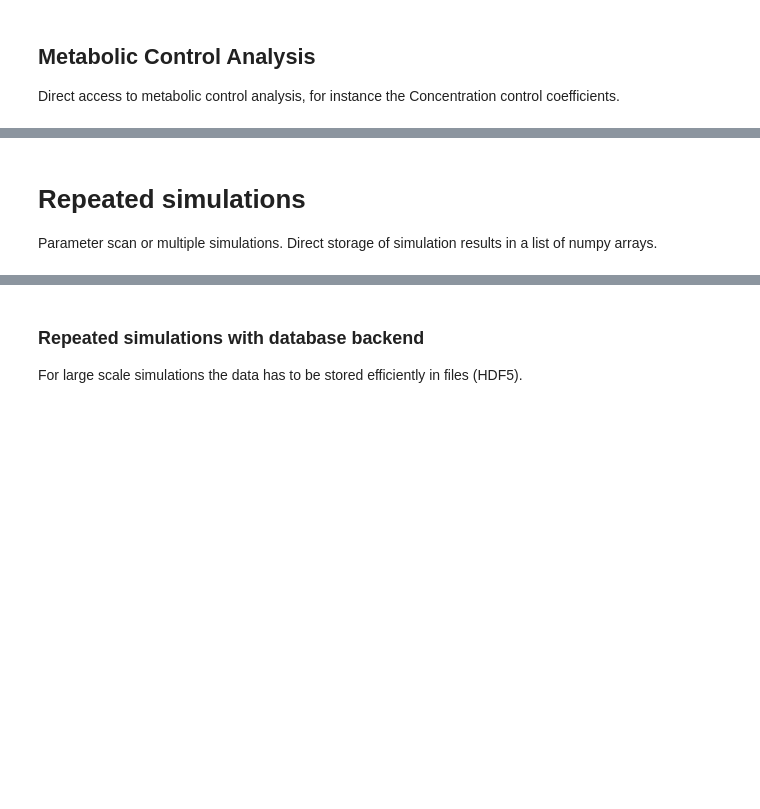
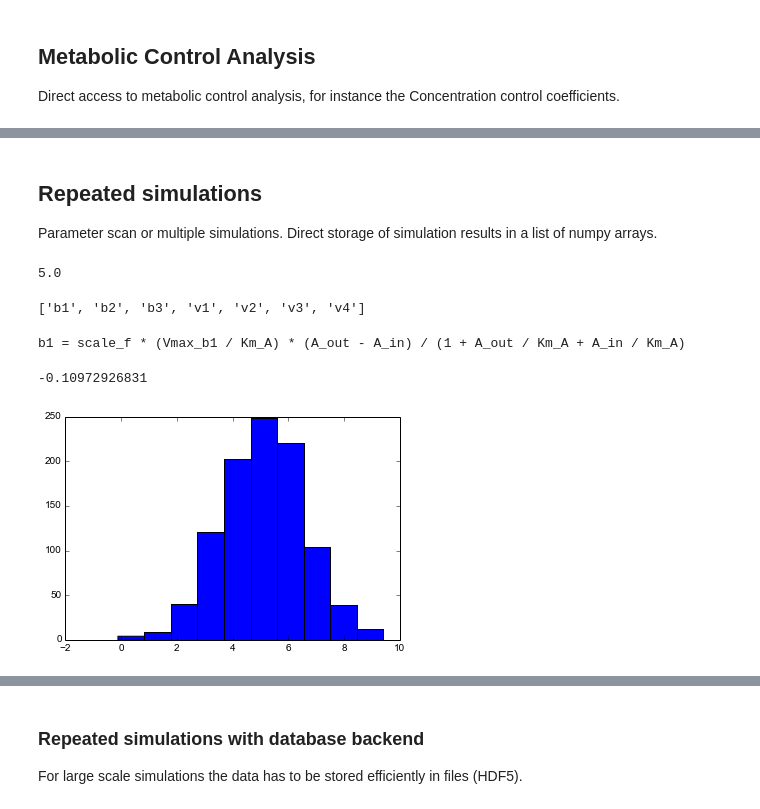
Before and after one commit to jingyayeah/multiscale-galactose, a Jupyter notebook: python/simulator/examples/demo/Koenig demo network.ipynb, the cells around one changed output, grey strips where cells are left out. Saved outputs shown, nothing was run; the diff lists cells and outputs as text; code cells hidden in the pictures; blank space fills up the shorter version.

Commit message:
Demo simulations added

```diff
--- a/python/simulator/examples/demo/Koenig demo network.ipynb
+++ b/python/simulator/examples/demo/Koenig demo network.ipynb
@@ -172,5 +175,5 @@ C_out  [            0,            0,  3.81787e-07,            0,            0, -
 # %% [markdown]
-# Repeated simulations
+## Repeated simulations
 
 Parameter scan or multiple simulations.
 Direct storage of simulation results in a list of numpy arrays.
@@ -178,0 +180,25 @@ Direct storage of simulation results in a list of numpy arrays.
+# %%
+rr.Vmax_b1 # current value of Vmax_b1
+# %% [output]
+5.0
+# %%
+# kinetic eqution of reaction b1
+rids = [r.getId() for r in model.getListOfReactions()]
+print rids
+r_b1 = model.getReaction('b1')
+# %% [output]
+['b1', 'b2', 'b3', 'v1', 'v2', 'v3', 'v4']
+# %%
+klaw_b1 = r_b1.getKineticLaw()
+print 'b1 = {}'.format(klaw_b1.formula)
+# %% [output]
+b1 = scale_f * (Vmax_b1 / Km_A) * (A_out - A_in) / (1 + A_out / Km_A + A_in / Km_A)
+# %%
+reload(rt)
+??rt.simulation
+??np.random.normal
+# plt.hist(Vmax_test)
+# print min(Vmax_test)
+# %% [output]
+-0.10972926831
+[figure, added]
```
Also changed, not shown: parts of 21 cells of this notebook, 3 other files.
